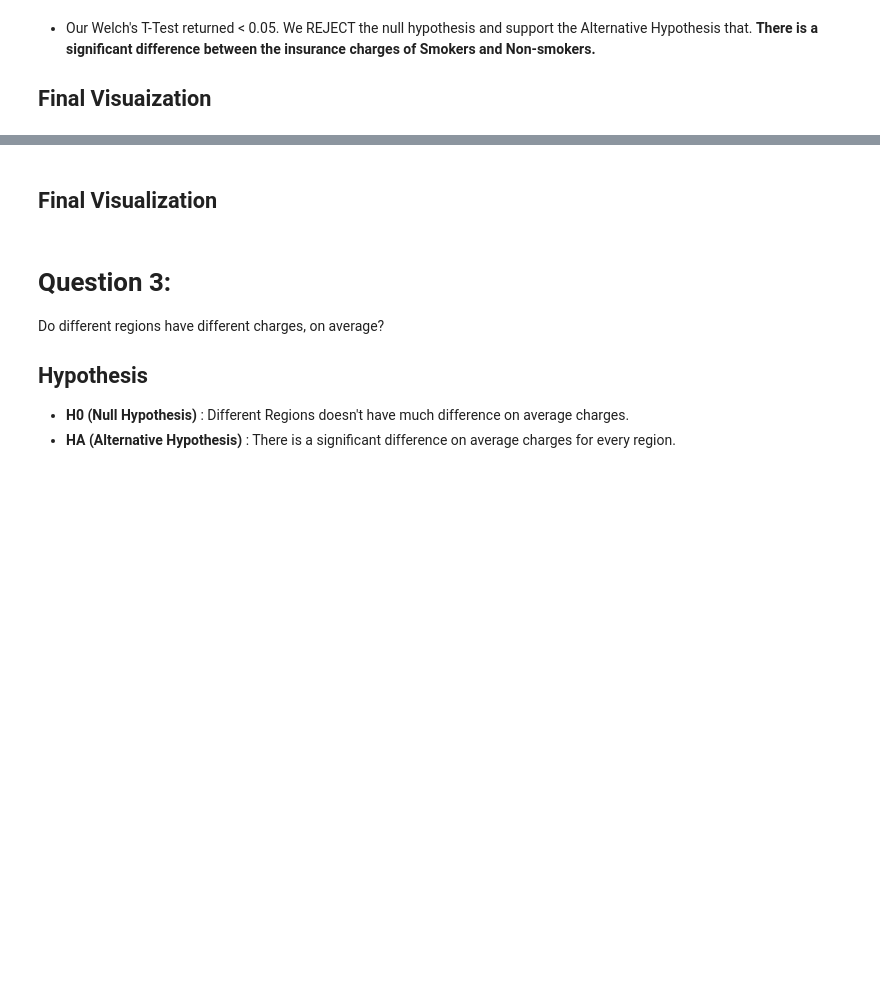
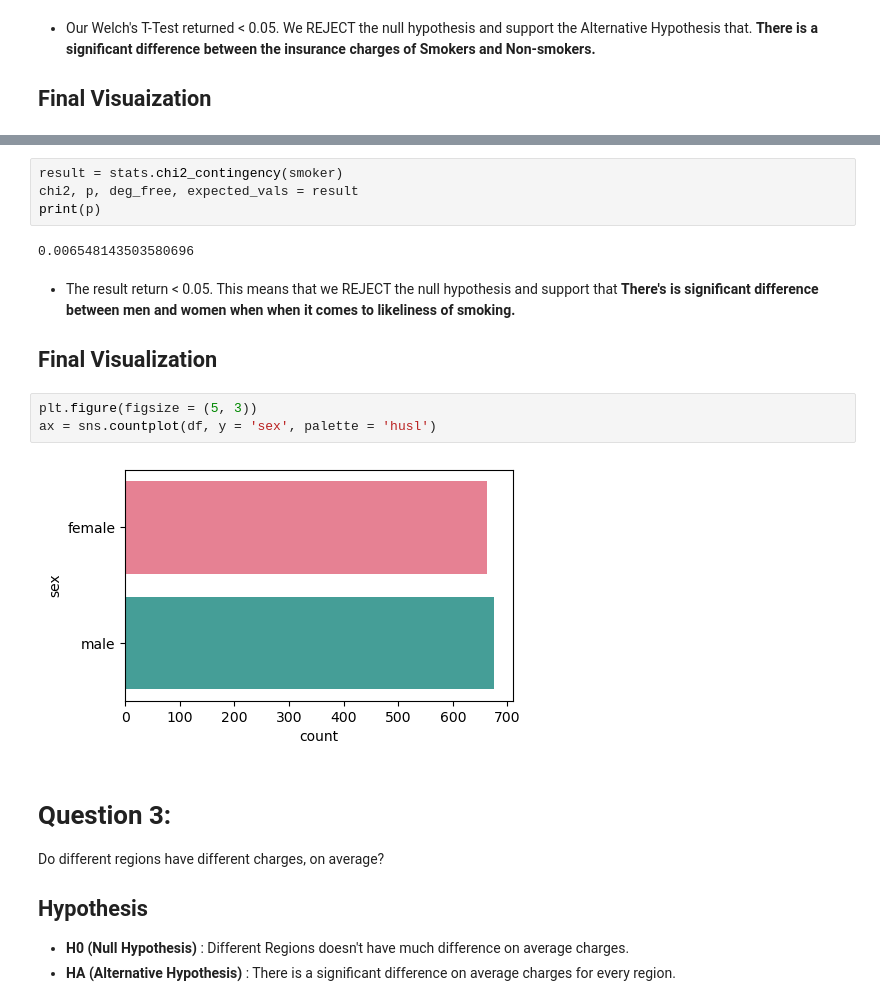
Before and after one commit to juDEcorous/CORE-Hypothesis-Testing-with-Insurance-Data, a Jupyter notebook: CORE Hypothesis Testing with Insurance Data.ipynb, the cells around one changed output, grey strips where cells are left out. Drawn from its saved outputs; the diff is of its cells as text; blank space fills up the shorter version.

```diff
--- a/CORE Hypothesis Testing with Insurance Data.ipynb
+++ b/CORE Hypothesis Testing with Insurance Data.ipynb
@@ -188,5 +189,18 @@ Are men more likely to smoke than women?
+# %%
+result = stats.chi2_contingency(smoker)
+chi2, p, deg_free, expected_vals = result
+print(p)
+# %% [output]
+0.006548143503580696
 # %% [markdown]
+- The result return < 0.05. This means that we REJECT the null hypothesis and support that **There's is significant difference between men and women when when it comes to likeliness of smoking.**
+
 ## Final Visualization
+# %%
+plt.figure(figsize = (5, 3))
+ax = sns.countplot(df, y = 'sex', palette = 'husl')
+# %% [output]
+[figure, added]
 # %% [markdown]
 # Question 3:
 Do different regions have different charges, on average?
```
Also changed, not shown: parts of 11 cells of this notebook.
